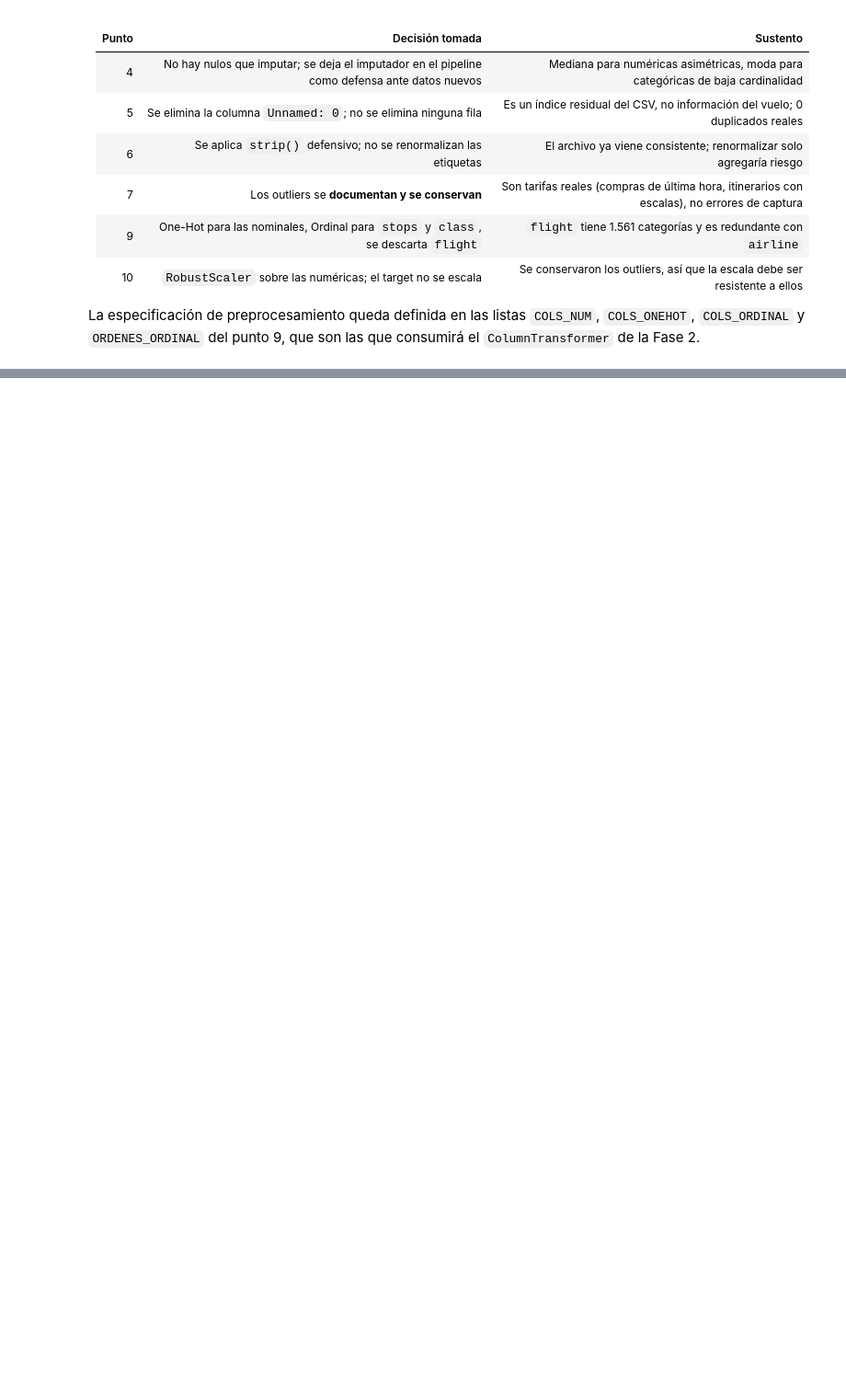
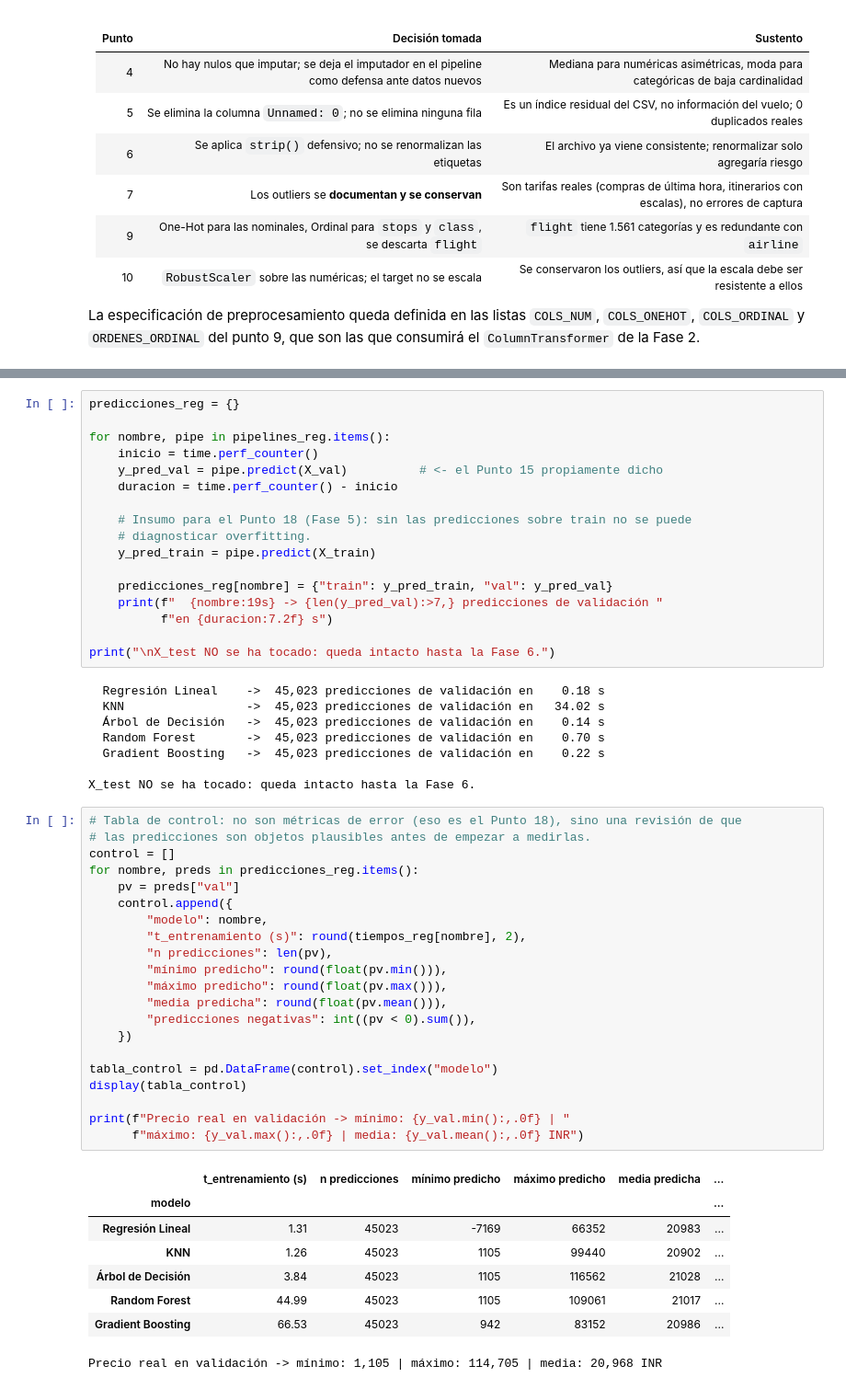
Before and after one commit to kepabonsaeafit/fundamentos-aa-2026, a Jupyter notebook: talleres/workshop2-ml/workshop2_regresion_vuelos.ipynb, the cells around one changed output, grey strips where cells are left out. Shown at 92% size. Drawn from its saved outputs; the diff is of its cells as text; blank space fills up the shorter version.

```diff
--- a/talleres/workshop2-ml/workshop2_regresion_vuelos.ipynb
+++ b/talleres/workshop2-ml/workshop2_regresion_vuelos.ipynb
@@ -1431,0 +1772,55 @@ La especificación de preprocesamiento queda definida en las listas `COLS_NUM`,
+# %%
+predicciones_reg = {}
+
+for nombre, pipe in pipelines_reg.items():
+    inicio = time.perf_counter()
+    y_pred_val = pipe.predict(X_val)          # <- el Punto 15 propiamente dicho
+    duracion = time.perf_counter() - inicio
+
+    # Insumo para el Punto 18 (Fase 5): sin las predicciones sobre train no se puede
+    # diagnosticar overfitting.
+    y_pred_train = pipe.predict(X_train)
+
+    predicciones_reg[nombre] = {"train": y_pred_train, "val": y_pred_val}
+    print(f"  {nombre:19s} -> {len(y_pred_val):>7,} predicciones de validación "
+          f"en {duracion:7.2f} s")
+
+print("\nX_test NO se ha tocado: queda intacto hasta la Fase 6.")
+# %% [output]
+  Regresión Lineal    ->  45,023 predicciones de validación en    0.18 s
+  KNN                 ->  45,023 predicciones de validación en   34.02 s
+  Árbol de Decisión   ->  45,023 predicciones de validación en    0.14 s
+  Random Forest       ->  45,023 predicciones de validación en    0.70 s
+  Gradient Boosting   ->  45,023 predicciones de validación en    0.22 s
+
+X_test NO se ha tocado: queda intacto hasta la Fase 6.
+# %%
+# Tabla de control: no son métricas de error (eso es el Punto 18), sino una revisión de que
+# las predicciones son objetos plausibles antes de empezar a medirlas.
+control = []
+for nombre, preds in predicciones_reg.items():
+    pv = preds["val"]
+    control.append({
+        "modelo": nombre,
+        "t_entrenamiento (s)": round(tiempos_reg[nombre], 2),
+        "n predicciones": len(pv),
+        "mínimo predicho": round(float(pv.min())),
+        "máximo predicho": round(float(pv.max())),
+        "media predicha": round(float(pv.mean())),
+        "predicciones negativas": int((pv < 0).sum()),
+    })
+
+tabla_control = pd.DataFrame(control).set_index("modelo")
+display(tabla_control)
+
+print(f"Precio real en validación -> mínimo: {y_val.min():,.0f} | "
+      f"máximo: {y_val.max():,.0f} | media: {y_val.mean():,.0f} INR")
+# %% [output]
+|  | t_entrenamiento (s) | n predicciones | mínimo predicho | máximo predicho | media predicha | ... |
+| modelo |  |  |  |  |  | ... |
+| Regresión Lineal | 1.31 | 45023 | -7169 | 66352 | 20983 | ... |
+| KNN | 1.26 | 45023 | 1105 | 99440 | 20902 | ... |
+| Árbol de Decisión | 3.84 | 45023 | 1105 | 116562 | 21028 | ... |
+| Random Forest | 44.99 | 45023 | 1105 | 109061 | 21017 | ... |
+| Gradient Boosting | 66.53 | 45023 | 942 | 83152 | 20986 | ... |
+Precio real en validación -> mínimo: 1,105 | máximo: 114,705 | media: 20,968 INR
```
Also changed, not shown: parts of 15 cells of this notebook, 2 other files.
